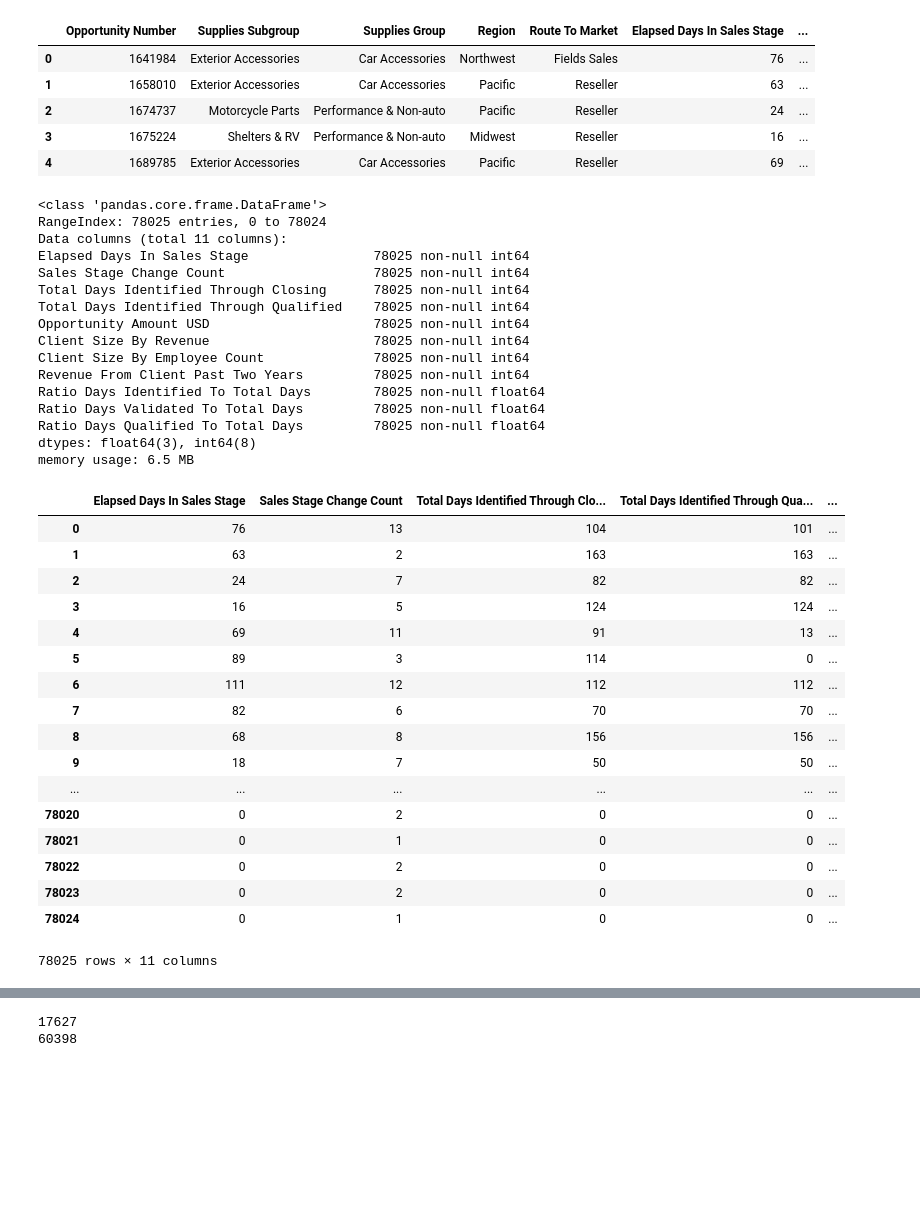
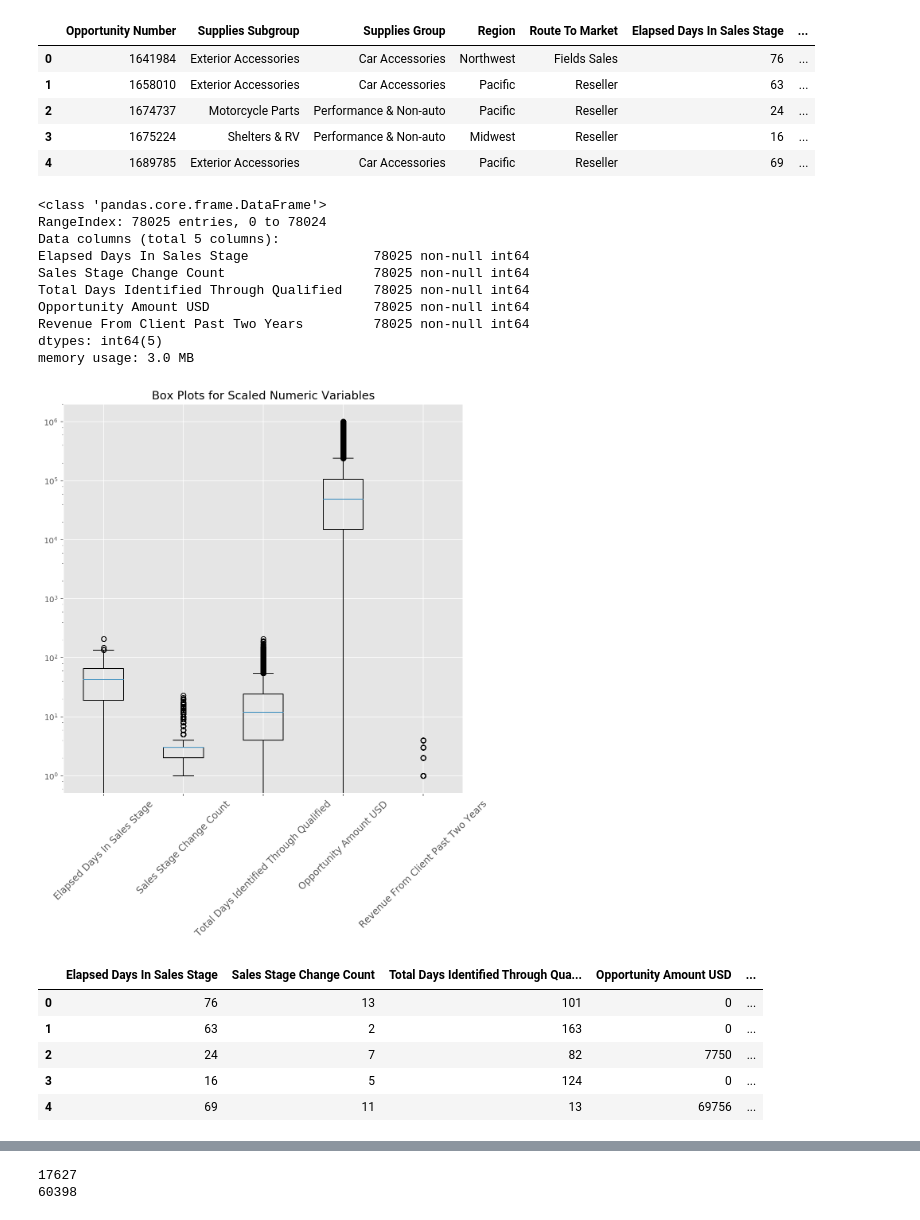
Before and after one commit to rnjeri/salesconversions, a Jupyter notebook: leadconversions/lead_optimization-Copy1.ipynb, the cells around one changed output, grey strips where cells are left out. Cells and saved outputs as stored; diff of their text form; code cells hidden in the pictures; blank space fills up the shorter version.

```diff
--- a/leadconversions/lead_optimization-Copy1.ipynb
+++ b/leadconversions/lead_optimization-Copy1.ipynb
@@ -88,49 +88,18 @@ df.head()
 | 3 | 1675224 | Shelters & RV | Performance & Non-auto | Midwest | Reseller | 16 | ... |
 | 4 | 1689785 | Exterior Accessories | Car Accessories | Pacific | Reseller | 69 | ... |
 # %%
-sub_df = df[['Elapsed Days In Sales Stage', 'Sales Stage Change Count','Total Days Identified Through Closing'\
-                  ,'Total Days Identified Through Qualified','Opportunity Amount USD','Client Size By Revenue',
-                  'Client Size By Employee Count','Revenue From Client Past Two Years','Ratio Days Identified To Total Days',
-                  'Ratio Days Validated To Total Days','Ratio Days Qualified To Total Days' ]]
+sub_df = df[['Elapsed Days In Sales Stage', 'Sales Stage Change Count',\
+            'Total Days Identified Through Qualified','Opportunity Amount USD','Revenue From Client Past Two Years' ]]
 # %%
 sub_df.info()
 # %% [output]
 <class 'pandas.core.frame.DataFrame'>
 RangeIndex: 78025 entries, 0 to 78024
-Data columns (total 11 columns):
+Data columns (total 5 columns):
 Elapsed Days In Sales Stage                78025 non-null int64
 Sales Stage Change Count                   78025 non-null int64
-Total Days Identified Through Closing      78025 non-null int64
 Total Days Identified Through Qualified    78025 non-null int64
 Opportunity Amount USD                     78025 non-null int64
-Client Size By Revenue                     78025 non-null int64
-Client Size By Employee Count              78025 non-null int64
 Revenue From Client Past Two Years         78025 non-null int64
-Ratio Days Identified To Total Days        78025 non-null float64
-Ratio Days Validated To Total Days         78025 non-null float64
-Ratio Days Qualified To Total Days         78025 non-null float64
-dtypes: float64(3), int64(8)
-memory usage: 6.5 MB
+dtypes: int64(5)
+memory usage: 3.0 MB
-# %%
-sub_df.iloc[0:,:]
-# %% [output]
-|  | Elapsed Days In Sales Stage | Sales Stage Change Count | Total Days Identified Through Clo... | Total Days Identified Through Qua... | ... |
-| 0 | 76 | 13 | 104 | 101 | ... |
-| 1 | 63 | 2 | 163 | 163 | ... |
-| 2 | 24 | 7 | 82 | 82 | ... |
-| 3 | 16 | 5 | 124 | 124 | ... |
-| 4 | 69 | 11 | 91 | 13 | ... |
-| 5 | 89 | 3 | 114 | 0 | ... |
-| 6 | 111 | 12 | 112 | 112 | ... |
-| 7 | 82 | 6 | 70 | 70 | ... |
-| 8 | 68 | 8 | 156 | 156 | ... |
-| 9 | 18 | 7 | 50 | 50 | ... |
-| ... | ... | ... | ... | ... | ... |
-| 78020 | 0 | 2 | 0 | 0 | ... |
-| 78021 | 0 | 1 | 0 | 0 | ... |
-| 78022 | 0 | 2 | 0 | 0 | ... |
-| 78023 | 0 | 2 | 0 | 0 | ... |
-| 78024 | 0 | 1 | 0 | 0 | ... |
-78025 rows × 11 columns
-# %%
-sub_df.columns = range(sub_df.shape[1])
@@ -138,0 +106,23 @@ sub_df.columns = range(sub_df.shape[1])
+# %%
+data = [sub_df[col_name] for col_name in sub_df.columns]
+# %%
+import numpy
+fig = plt.figure(figsize=(9, 9))
+ax = plt.subplot(1, 1, 1)
+ax.boxplot(data)
+ax.set_yscale('log')
+ax.set_title('Box Plots for Scaled Numeric Variables')
+xtickNames = plt.setp(ax, xticklabels=sub_df.columns)
+plt.setp(xtickNames, rotation=45, fontsize=12)
+plt.show()
+# %% [output]
+[figure, added]
+# %%
+sub_df.head()
+# %% [output]
+|  | Elapsed Days In Sales Stage | Sales Stage Change Count | Total Days Identified Through Qua... | Opportunity Amount USD | ... |
+| 0 | 76 | 13 | 101 | 0 | ... |
+| 1 | 63 | 2 | 163 | 0 | ... |
+| 2 | 24 | 7 | 82 | 7750 | ... |
+| 3 | 16 | 5 | 124 | 0 | ... |
+| 4 | 69 | 11 | 13 | 69756 | ... |
```
Also changed, not shown: parts of 15 cells of this notebook.
